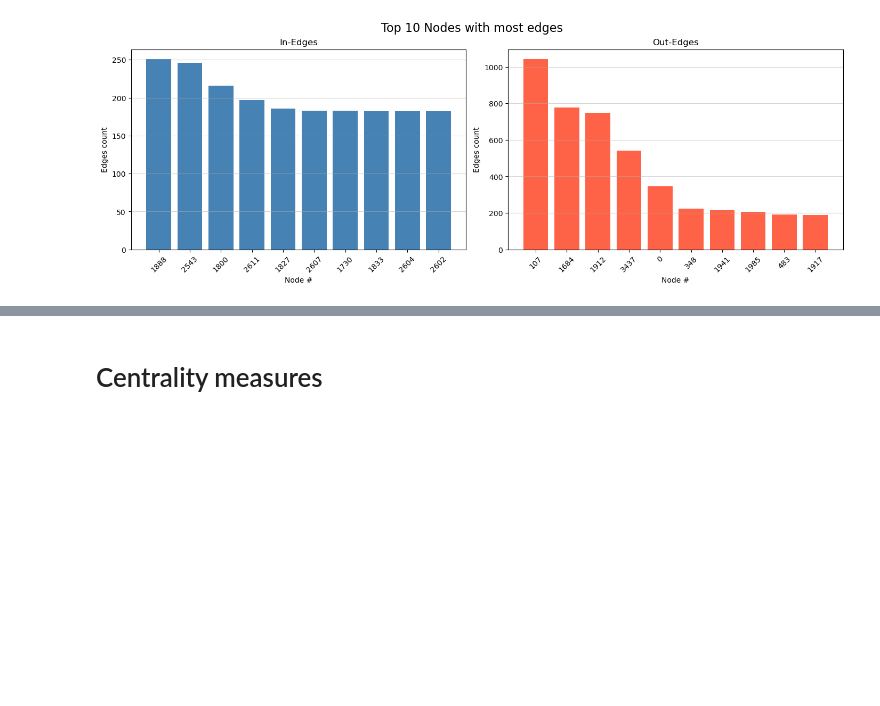
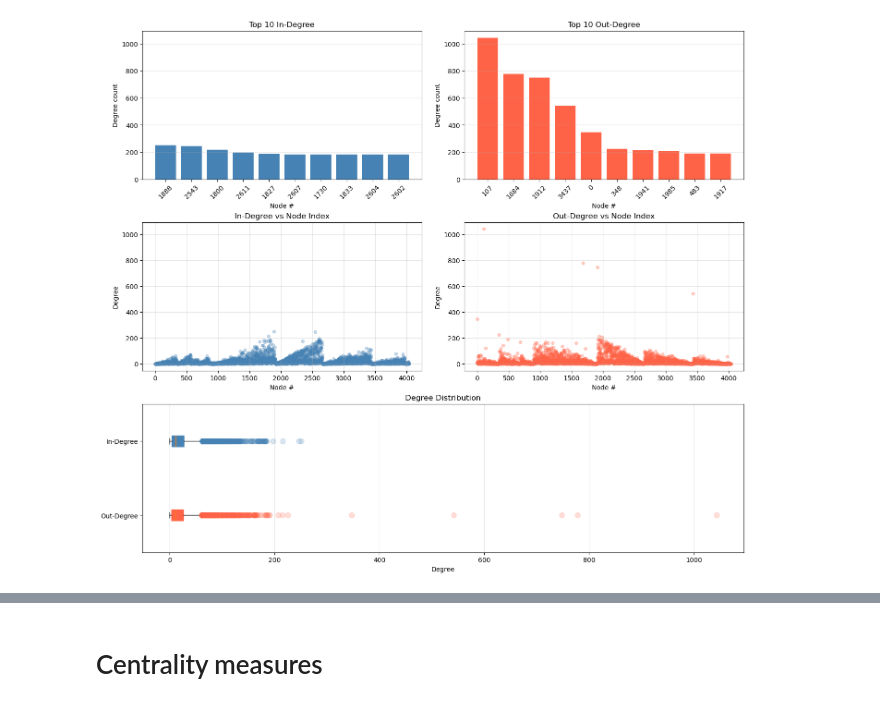
Before and after one commit to BalducciFrancesco/INFS7450-Social-Media-Analytics, a Jupyter notebook: project.ipynb, the cells around one changed output, grey strips where cells are left out. Saved outputs shown, nothing was run; the diff lists cells and outputs as text; code cells hidden in the pictures; blank space fills up the shorter version.

```diff
--- a/project.ipynb
+++ b/project.ipynb
@@ -4,9 +6,18 @@ Read edge and nodes list, then do some basic plotting
 # %%
 import numpy as np
+import networkx as nx
 
 edges = np.loadtxt("data.txt", dtype=np.int64)
 nodes = np.unique(edges)
+graph = nx.DiGraph(map(tuple, edges))
+adjacencies = {n: list(graph[n]) for n in graph}
 
-print(f"Number of nodes: {len(nodes)}")
-print(f"Number of edges: {len(edges)}")
+# Bincount: x[i] = how many times i appears in the input array
+degrees_in = np.bincount(edges[:, 1], minlength=len(nodes))     # analogous to graph.in_degree()
+degrees_out = np.bincount(edges[:, 0], minlength=len(nodes))    # analogous to graph.out_degree()
+
+print(f"# of nodes: {len(nodes)}")
+print(f"# of edges: {len(edges)}")
+print(f"In-degree -> min: {degrees_in.min()}, max: {degrees_in.max()}, p75: {np.percentile(degrees_in[nodes], 75):.2f}, median: {np.median(degrees_in[nodes]):.2f}")
+print(f"Out-degree -> min: {degrees_out.min()}, max: {degrees_out.max()}, p75: {np.percentile(degrees_out[nodes], 75):.2f}, median: {np.median(degrees_out[nodes]):.2f}")
 # %% [output]
@@ -15,3 +27,0 @@ Number of edges: 88234
-# %%
-degrees_in = np.bincount(edges[:, 0])
-degrees_out = np.bincount(edges[:, 1])
@@ -25,30 +33,72 @@ Show top 10 edges with most in- and out-edges.
 # %%
 import matplotlib.pyplot as plt
 
-# Bincount: x[i] = how many times i appears in the input array
-# Argsort: indexes of x to sort it in ascending order
 top_out = np.argsort(degrees_out)[-10:][::-1]
 top_in = np.argsort(degrees_in)[-10:][::-1]
 
-fig, ax = plt.subplots(1, 2, figsize=(14, 5), constrained_layout=True)
+fig = plt.figure(figsize=(14, 12), constrained_layout=True)
+colors = ["steelblue", "tomato"] # in / out
+gs = fig.add_gridspec(3, 2)
 
-ax[0].bar(range(10), np.bincount(edges[:, 1])[top_in], color="steelblue")
-ax[0].set_title("In-Edges")
-ax[0].set_xlabel("Node #")
-ax[0].set_ylabel("Edges count")
-ax[0].set_xticks(range(10))
-ax[0].grid(True, alpha=0.50, axis='y')
-ax[0].set_xticklabels(top_in, rotation=45)
+# Row 1 - bars
+ax00 = fig.add_subplot(gs[0, 0])
+ax01 = fig.add_subplot(gs[0, 1], sharey=ax00)
 
-ax[1].bar(range(10), np.bincount(edges[:, 0])[top_out], color="tomato")
-ax[1].set_title("Out-Edges")
-ax[1].set_xlabel("Node #")
-ax[1].set_ylabel("Edges count")
-ax[1].set_xticks(range(10))
-ax[1].grid(True, alpha=0.50, axis='y')
-ax[1].set_xticklabels(top_out, rotation=45)
+ax00.bar(range(10), degrees_in[top_in], color=colors[0])
+ax00.set_title("Top 10 In-Degree")
+ax00.set_xlabel("Node #")
+ax00.set_ylabel("Degree count")
+ax00.set_xticks(range(10))
+ax00.set_xticklabels(top_in, rotation=45)
+ax00.grid(True, alpha=0.3, axis="y")
 
-plt.suptitle("Top 10 Nodes with most edges", fontsize=16)
+ax01.bar(range(10), degrees_out[top_out], color=colors[1])
+ax01.set_title("Top 10 Out-Degree")
+ax01.set_xlabel("Node #")
+ax01.set_ylabel("Degree count")
+ax01.set_xticks(range(10))
+ax01.set_xticklabels(top_out, rotation=45)
+ax01.grid(True, alpha=0.3, axis="y")
+
+# Row 2 - scatters
+ax10 = fig.add_subplot(gs[1, 0])
+ax11 = fig.add_subplot(gs[1, 1], sharey=ax10)
+
+ax10.scatter(nodes, degrees_in[nodes], alpha=0.3, color=colors[0], s=20)
+ax10.set_title("In-Degree vs Node Index")
+ax10.set_xlabel("Node #")
+ax10.set_ylabel("Degree")
+ax10.grid(True, alpha=0.3)
+
+ax11.scatter(nodes, degrees_out[nodes], alpha=0.3, color=colors[1], s=20)
+ax11.set_title("Out-Degree vs Node Index")
+ax11.set_xlabel("Node #")
+ax11.set_ylabel("Degree")
+ax11.grid(True, alpha=0.3)
+
+# Row 3 - horizontal boxplot (spans both columns)
+ax2 = fig.add_subplot(gs[2, :])
+bp = ax2.boxplot(
+    [degrees_out[nodes], degrees_in[nodes]],
+    tick_labels=["Out-Degree", "In-Degree"],
+    patch_artist=True,
+    orientation="horizontal",
+)
+
+for box, c in zip(bp["boxes"], colors[::-1]):
+    box.set_facecolor(c)
+    box.set_edgecolor(c)
+
+for flier, c in zip(bp["fliers"], colors[::-1]):
+    flier.set_markersize(8)
+    flier.set_alpha(0.2)
+    flier.set_markerfacecolor(c)
+    flier.set_markeredgecolor(c)
+
+ax2.set_title("Degree Distribution")
+ax2.set_xlabel("Degree")
+ax2.grid(True, alpha=0.3, axis="x")
+
 plt.show()
 # %% [output]
-[figure, old version]
+[figure, new version]
```
Also changed, not shown: parts of 12 cells of this notebook.
